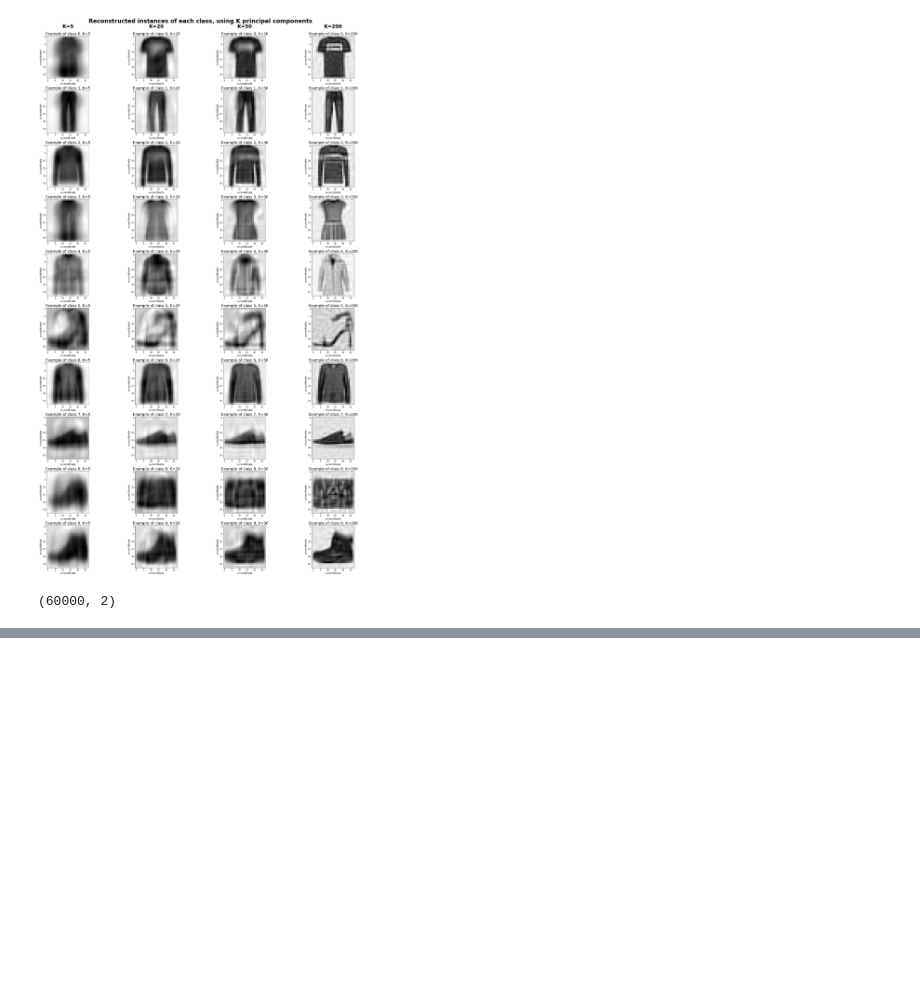
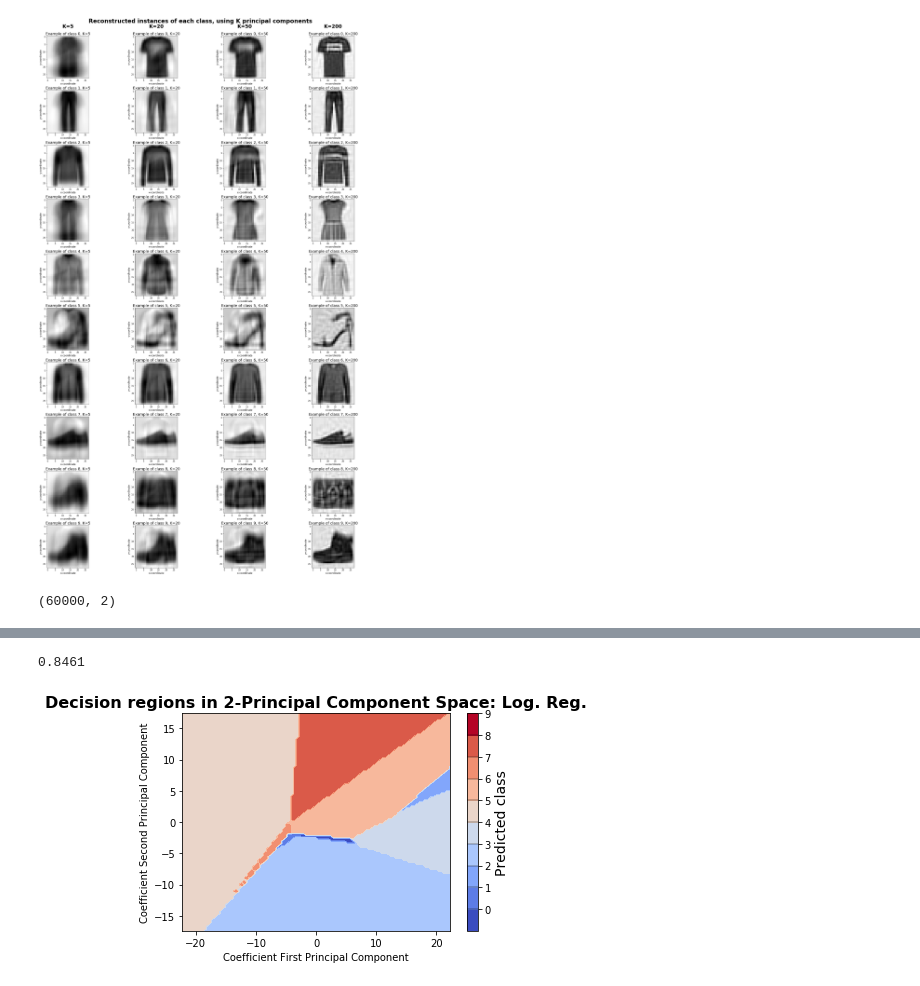
Before and after one commit to larswe/introductory-applied-machine-learning, a Jupyter notebook: Coursework 2/templates/Untitled.ipynb, the cells around one changed output, grey strips where cells are left out. Saved outputs shown, nothing was run; the diff lists cells and outputs as text; code cells hidden in the pictures; blank space fills up the shorter version.

```diff
--- a/Coursework 2/templates/Untitled.ipynb
+++ b/Coursework 2/templates/Untitled.ipynb
@@ -265,0 +323,3 @@ plt.show()
+# %%
+svm = SVC(kernel="rbf", C=1.0, gamma="auto", random_state=42)
+svm.fit(Xtrn_nm, Ytrn)
@@ -265,0 +331,4 @@ plt.show()
+# %%
+predictions = svm.predict(Xtst_nm)
+cm = confusion_matrix(Ytst, predictions, labels=classes)
+cm
@@ -265,0 +351,3 @@ plt.show()
+# %%
+for i in range(10):
+    print(sum(cm[i]))
@@ -265,0 +365,34 @@ plt.show()
+# %%
+accuracy_score(Ytst, predictions)
+# %% [output]
+0.8461
+# %%
+top_two_components = pca.components_
+top_two_variances = pca.explained_variance_
+top_two_deviations = [np.sqrt(top_two_variances[0]), np.sqrt(top_two_variances[1])]
+log_reg_predictions = np.zeros((100, 100), "uint8")
+coeffs = np.zeros((100, 100, 2))
+components = np.zeros((100, 100, 784))
+for i in range(0, 100):
+    for j in range(0, 100):
+        coeffs[i,j,0] = top_two_deviations[0] * (-5 + i*1.01010101/10)
+        coeffs[i,j,1] = top_two_deviations[1] * (-5 + j*1.01010101/10)
+        frst_comp = top_two_deviations[0] * (-5 + i*1.01010101/10) * top_two_components[0]
+        scnd_comp = top_two_deviations[1] * (-5 + j*1.01010101/10) * top_two_components[1]
+        components[i,j] = frst_comp + scnd_comp
+        log_reg_predictions[i, j] = log_reg.predict([frst_comp + scnd_comp])
+# %%
+import matplotlib.colors as mc
+
+levels = np.arange(-1,10,1)
+norm = mc.BoundaryNorm(levels, 256)
+ticks = [0,1,2,3,4,5,6,7,8,9]
+cf = plt.contourf(coeffs[:,:,0], coeffs[:,:,1], log_reg_predictions, levels=levels, cmap = "coolwarm", norm=norm)
+plt.title("Decision regions in 2-Principal Component Space: Log. Reg.", weight="bold", fontsize=16)
+plt.xlabel("Coefficient First Principal Component")
+plt.ylabel("Coefficient Second Principal Component")
+cbar = plt.colorbar(ticks=ticks, drawedges=True)
+cbar.ax.set_ylabel("Predicted class", fontsize=14)
+plt.show()
+# %% [output]
+[figure, added]
```
Also changed, not shown: parts of 30 cells of this notebook, 5 other files.
